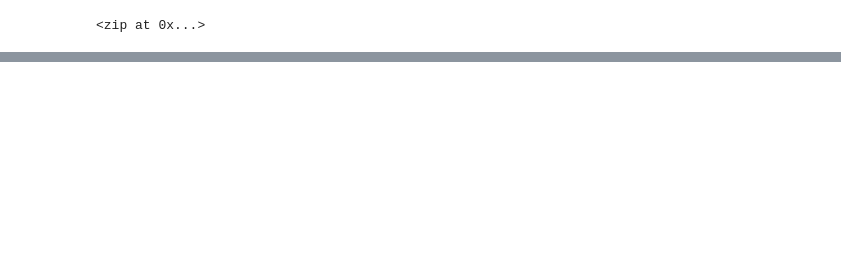
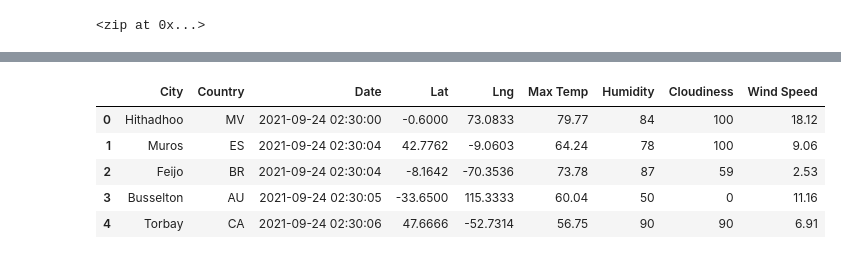
Before and after one commit to austenmarden/world_weather_analysis, a Jupyter notebook: weatherpy.ipynb, the cells around one changed output, grey strips where cells are left out. Drawn from its saved outputs; the diff is of its cells as text; code cells hidden in the pictures; blank space fills up the shorter version.

Commit message:
updated weatherpy file and weather_data folder

```diff
--- a/weatherpy.ipynb
+++ b/weatherpy.ipynb
@@ -9,0 +33,17 @@ from citipy import citipy
+# %%
+# Create a practice set of random latitude and longitude combinations.
+x = [25.12903645, 25.92017388, 26.62509167, -59.98969384, 37.30571269]
+y = [-67.59741259, 11.09532135, 74.84233102, -76.89176677, -61.13376282]
+coordinates = zip(x, y)
+
+# Create a list for holding the cities.
+cities = []
+# Identify the nearest city for each latitude and longitude combination.
+for coordinate in coordinates:
+    city = citipy.nearest_city(coordinate[0], coordinate[1]).city_name
+
+    # If the city is unique, then we will add it to the cities list.
+    if city not in cities:
+        cities.append(city)
+# Print the city count to confirm sufficient count.
+len(cities)
@@ -9,0 +56,10 @@ from citipy import citipy
+# %%
+# Starting URL for Weather Map API Call.
+url = "http://api.openweathermap.org/data/2.5/weather?units=Imperial&APPID=" + weather_api_key
+city = "Boston"
+city_url = url + "&q=" + "Boston"
+weather_response = requests.get(city_url)
+if weather_response.status_code == 200:
+    print(f"City Weather found.")
+else:
+    print(f"City weather not found.")
@@ -33,0 +214,12 @@ len(cities)
+# %%
+city_data_df = pd.DataFrame(city_data)
+new_column_order = ['City', 'Country', 'Date', 'Lat', 'Lng', 'Max Temp', 'Humidity', 'Cloudiness', 'Wind Speed']
+city_data_df = city_data_df[new_column_order]
+city_data_df.head()
+# %% [output]
+|  | City | Country | Date | Lat | Lng | Max Temp | Humidity | Cloudiness | Wind Speed |
+| 0 | Hithadhoo | MV | 2021-09-24 02:30:00 | -0.6000 | 73.0833 | 79.77 | 84 | 100 | 18.12 |
+| 1 | Muros | ES | 2021-09-24 02:30:04 | 42.7762 | -9.0603 | 64.24 | 78 | 100 | 9.06 |
+| 2 | Feijo | BR | 2021-09-24 02:30:04 | -8.1642 | -70.3536 | 73.78 | 87 | 59 | 2.53 |
+| 3 | Busselton | AU | 2021-09-24 02:30:05 | -33.6500 | 115.3333 | 60.04 | 50 | 0 | 11.16 |
+| 4 | Torbay | CA | 2021-09-24 02:30:06 | 47.6666 | -52.7314 | 56.75 | 90 | 90 | 6.91 |
```
Also changed, not shown: parts of 13 cells of this notebook, 2 other files.
